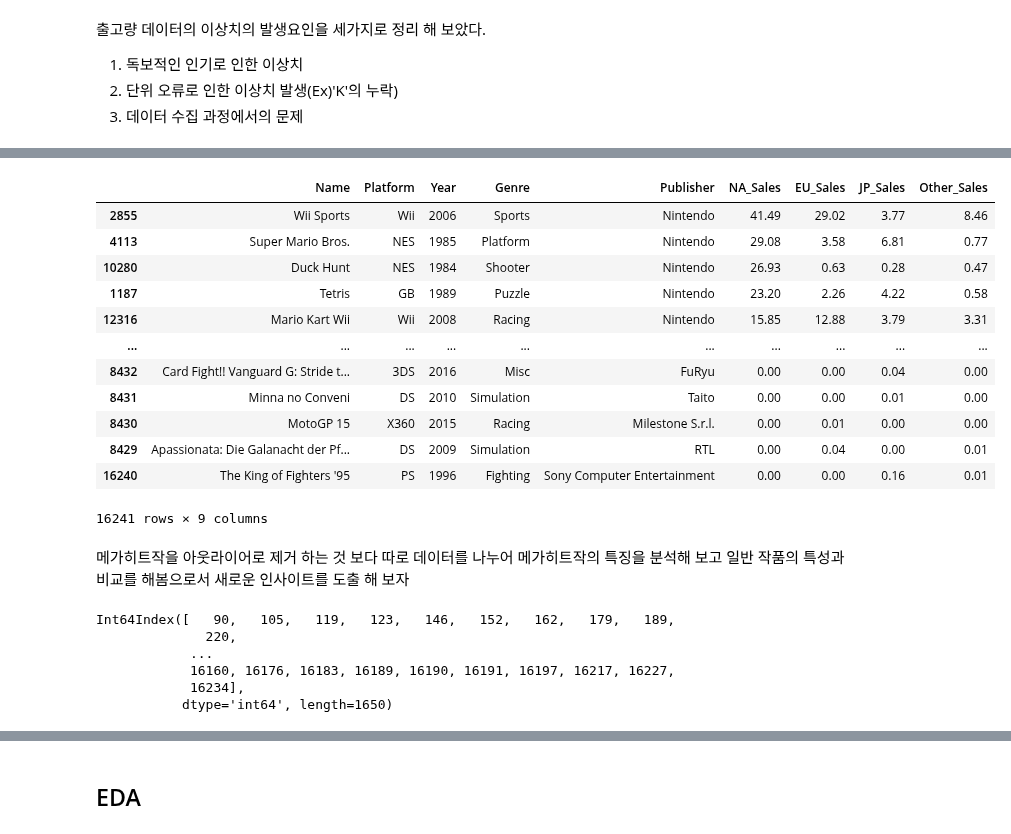
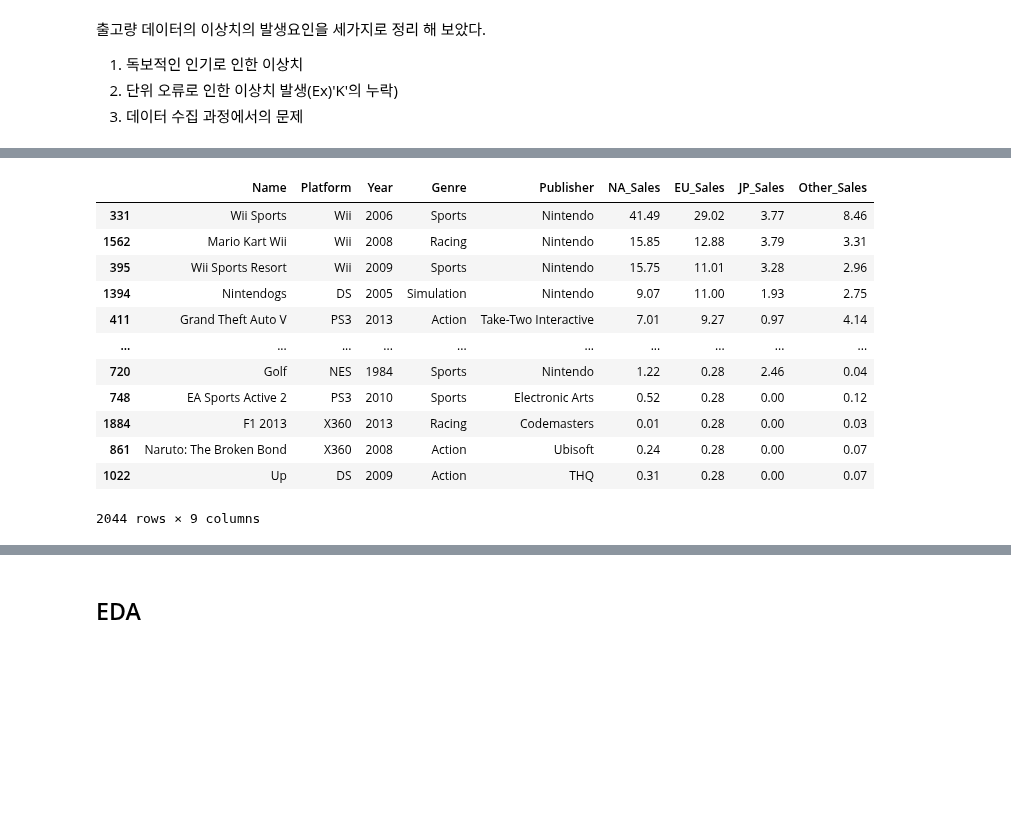
Before and after one commit to ljs7463/AnalysisProject, a Jupyter notebook: Gameanalysis.ipynb, the cells around one changed output, grey strips where cells are left out. Cells and saved outputs as stored; diff of their text form; code cells hidden in the pictures; blank space fills up the shorter version.

Commit message:
add DataFrame

```diff
--- a/Gameanalysis.ipynb
+++ b/Gameanalysis.ipynb
@@ -503,0 +587,39 @@ Int64Index([   90,   105,   119,   123,   146,   152,   162,   179,   189,
+# %%
+# 북미
+Megadata_NA = []
+for i in Megahit_N:
+  Megadata_NA.append(dataset.iloc[i,:])
+# 유럽
+Megadata_EU = []
+for i in Megahit_E:
+  Megadata_EU.append(dataset.iloc[i,:])
+# 일본
+Megadata_JP = []
+for i in Megahit_J:
+  Megadata_JP.append(dataset.iloc[i,:])
+
+# 다른지역
+Megadata_Other = []
+for i in Megahit_O:
+  Megadata_Other.append(dataset.iloc[i,:])
+# %%
+# 북미
+Megadata_NA = pd.DataFrame(Megadata_NA)
+Megadata_NA = Megadata_NA.reset_index()
+Megadata_NA = Megadata_NA.drop('index', axis =1)
+Megadata_NA
+# 유럽
+Megadata_EU = pd.DataFrame(Megadata_EU)
+Megadata_EU = Megadata_EU.reset_index()
+Megadata_EU = Megadata_EU.drop('index', axis =1)
+Megadata_EU
+# 일본
+Megadata_JP = pd.DataFrame(Megadata_JP)
+Megadata_JP = Megadata_JP.reset_index()
+Megadata_JP = Megadata_JP.drop('index', axis =1)
+Megadata_JP
+# 다른국가
+Megadata_Other = pd.DataFrame(Megadata_Other)
+Megadata_Other = Megadata_Other.reset_index()
+Megadata_Other = Megadata_Other.drop('index', axis =1)
+Megadata_Other
@@ -504,28 +652,16 @@ Int64Index([   90,   105,   119,   123,   146,   152,   162,   179,   189,
 # %%
-dataset.sort_values('NA_Sales',ascending=False)
+Megadata_EU.sort_values('EU_Sales',ascending=False)
 # %% [output]
 |  | Name | Platform | Year | Genre | Publisher | NA_Sales | EU_Sales | JP_Sales | Other_Sales |
-| 2855 | Wii Sports | Wii | 2006 | Sports | Nintendo | 41.49 | 29.02 | 3.77 | 8.46 |
-| 4113 | Super Mario Bros. | NES | 1985 | Platform | Nintendo | 29.08 | 3.58 | 6.81 | 0.77 |
-| 10280 | Duck Hunt | NES | 1984 | Shooter | Nintendo | 26.93 | 0.63 | 0.28 | 0.47 |
-| 1187 | Tetris | GB | 1989 | Puzzle | Nintendo | 23.20 | 2.26 | 4.22 | 0.58 |
-| 12316 | Mario Kart Wii | Wii | 2008 | Racing | Nintendo | 15.85 | 12.88 | 3.79 | 3.31 |
+| 331 | Wii Sports | Wii | 2006 | Sports | Nintendo | 41.49 | 29.02 | 3.77 | 8.46 |
+| 1562 | Mario Kart Wii | Wii | 2008 | Racing | Nintendo | 15.85 | 12.88 | 3.79 | 3.31 |
+| 395 | Wii Sports Resort | Wii | 2009 | Sports | Nintendo | 15.75 | 11.01 | 3.28 | 2.96 |
+| 1394 | Nintendogs | DS | 2005 | Simulation | Nintendo | 9.07 | 11.00 | 1.93 | 2.75 |
+| 411 | Grand Theft Auto V | PS3 | 2013 | Action | Take-Two Interactive | 7.01 | 9.27 | 0.97 | 4.14 |
 | ... | ... | ... | ... | ... | ... | ... | ... | ... | ... |
-| 8432 | Card Fight!! Vanguard G: Stride t... | 3DS | 2016 | Misc | FuRyu | 0.00 | 0.00 | 0.04 | 0.00 |
-| 8431 | Minna no Conveni | DS | 2010 | Simulation | Taito | 0.00 | 0.00 | 0.01 | 0.00 |
-| 8430 | MotoGP 15 | X360 | 2015 | Racing | Milestone S.r.l. | 0.00 | 0.01 | 0.00 | 0.00 |
-| 8429 | Apassionata: Die Galanacht der Pf... | DS | 2009 | Simulation | RTL | 0.00 | 0.04 | 0.00 | 0.01 |
-| 16240 | The King of Fighters '95 | PS | 1996 | Fighting | Sony Computer Entertainment | 0.00 | 0.00 | 0.16 | 0.01 |
+| 720 | Golf | NES | 1984 | Sports | Nintendo | 1.22 | 0.28 | 2.46 | 0.04 |
+| 748 | EA Sports Active 2 | PS3 | 2010 | Sports | Electronic Arts | 0.52 | 0.28 | 0.00 | 0.12 |
+| 1884 | F1 2013 | X360 | 2013 | Racing | Codemasters | 0.01 | 0.28 | 0.00 | 0.03 |
+| 861 | Naruto: The Broken Bond | X360 | 2008 | Action | Ubisoft | 0.24 | 0.28 | 0.00 | 0.07 |
+| 1022 | Up | DS | 2009 | Action | THQ | 0.31 | 0.28 | 0.00 | 0.07 |
-16241 rows × 9 columns
+2044 rows × 9 columns
-# %% [markdown]
-메가히트작을 아웃라이어로 제거 하는 것 보다 따로 데이터를 나누어 메가히트작의 특징을 분석해 보고 일반 작품의 특성과 비교를 해봄으로서 새로운 인사이트를 도출 해 보자
-# %%
-Megahit_NA = dataset['NA_Sales'][find_outlier_by_Tukey(dataset['NA_Sales'])[0]].index
-Megahit_NA
-# %% [output]
-Int64Index([   90,   105,   119,   123,   146,   152,   162,   179,   189,
-              220,
-            ...
-            16160, 16176, 16183, 16189, 16190, 16191, 16197, 16217, 16227,
-            16234],
-           dtype='int64', length=1650)
```
Also changed, not shown: parts of 16 cells of this notebook.
